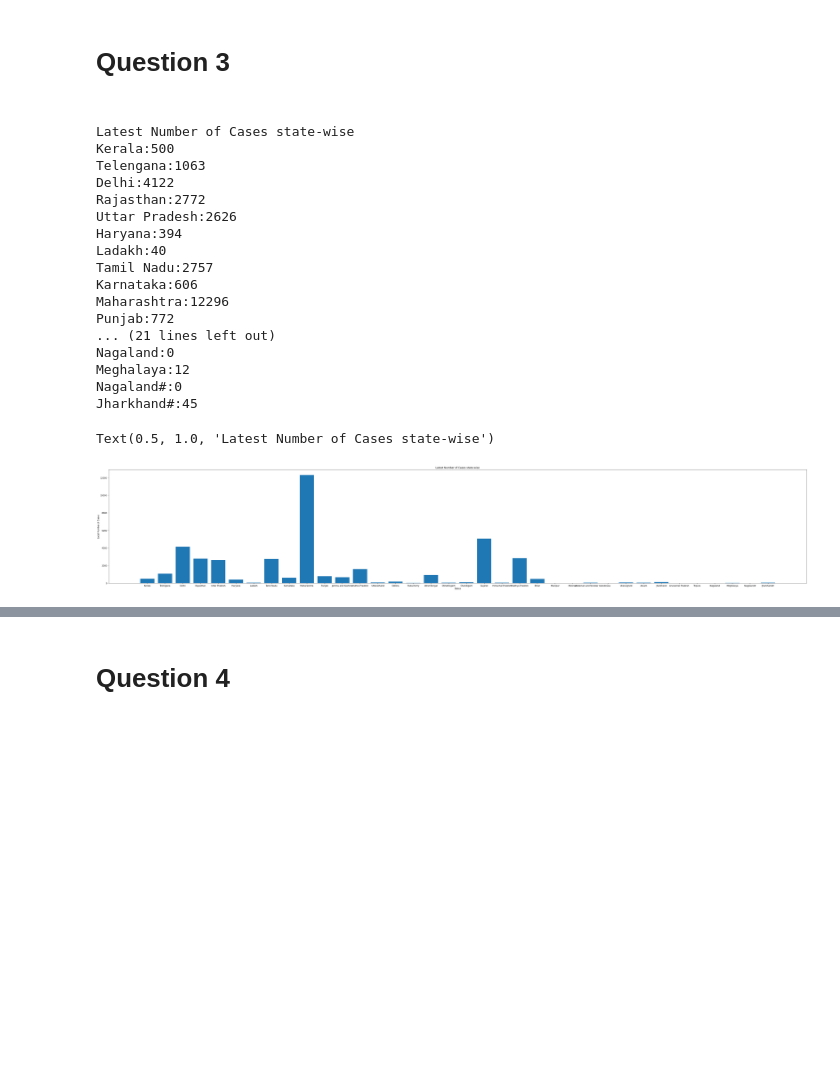
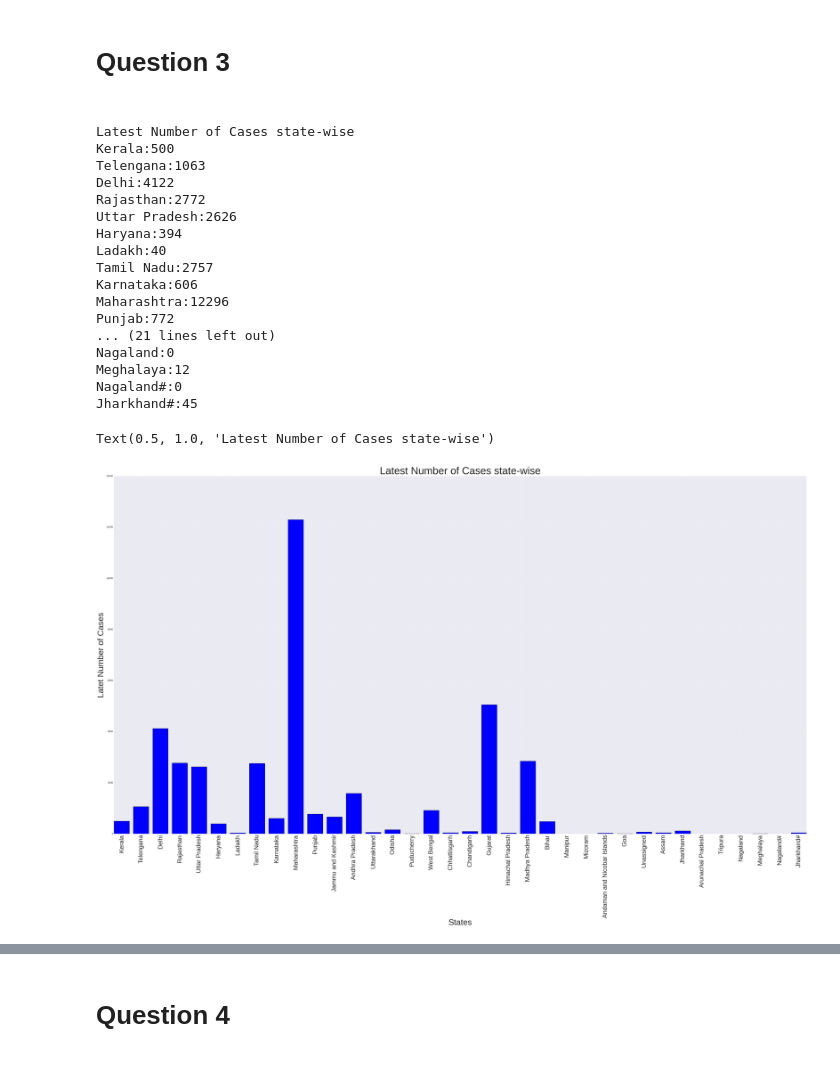
Before and after one commit to mew-two-github/CH5019_2020_GRP3, a Jupyter notebook: Question3/q3_vishal.ipynb, the cells around one changed output, grey strips where cells are left out. Drawn from its saved outputs; the diff is of its cells as text; code cells hidden in the pictures; blank space fills up the shorter version.

```diff
--- a/Question3/q3_vishal.ipynb
+++ b/Question3/q3_vishal.ipynb
@@ -1 +1,6 @@
+# %%
+import pandas as pd
+import matplotlib.pyplot as plt
+import numpy as np
+plt.style.use('seaborn-darkgrid')
 # %%
@@ -178,33 +180,34 @@ for i in range(unique_states.size):
 # %%
 print("Latest Number of Cases state-wise")
 for j in range(len(latest_no_of_cases)):
     print(unique_states[j],end=":")
     print(latest_no_of_cases[j])
-plt.figure(figsize=(60,10))
+plt.figure(figsize=(60,30))
 plt.bar(unique_states,latest_no_of_cases)
-plt.xlabel("States")
-plt.ylabel("Latet Number of Cases")
-plt.title("Latest Number of Cases state-wise")
+plt.xlabel("States",Fontsize=40)
+plt.xticks(unique_states,Fontsize=30,rotation=90)
+plt.ylabel("Latet Number of Cases",Fontsize=40)
+plt.title("Latest Number of Cases state-wise",Fontsize=50)
 # %% [output]
 Latest Number of Cases state-wise
 Kerala:500
 Telengana:1063
 Delhi:4122
 Rajasthan:2772
 Uttar Pradesh:2626
 Haryana:394
 Ladakh:40
 Tamil Nadu:2757
 Karnataka:606
 Maharashtra:12296
 Punjab:772
 ... (21 lines left out)
 Nagaland:0
 Meghalaya:12
 Nagaland#:0
 Jharkhand#:45
 Text(0.5, 1.0, 'Latest Number of Cases state-wise')
-[figure, old version]
+[figure, new version]
 # %%
 print("Intensity of Virus state-wise")
 for j in range(len(latest_no_of_cases)):
```
Also changed, not shown: parts of 19 cells of this notebook.
